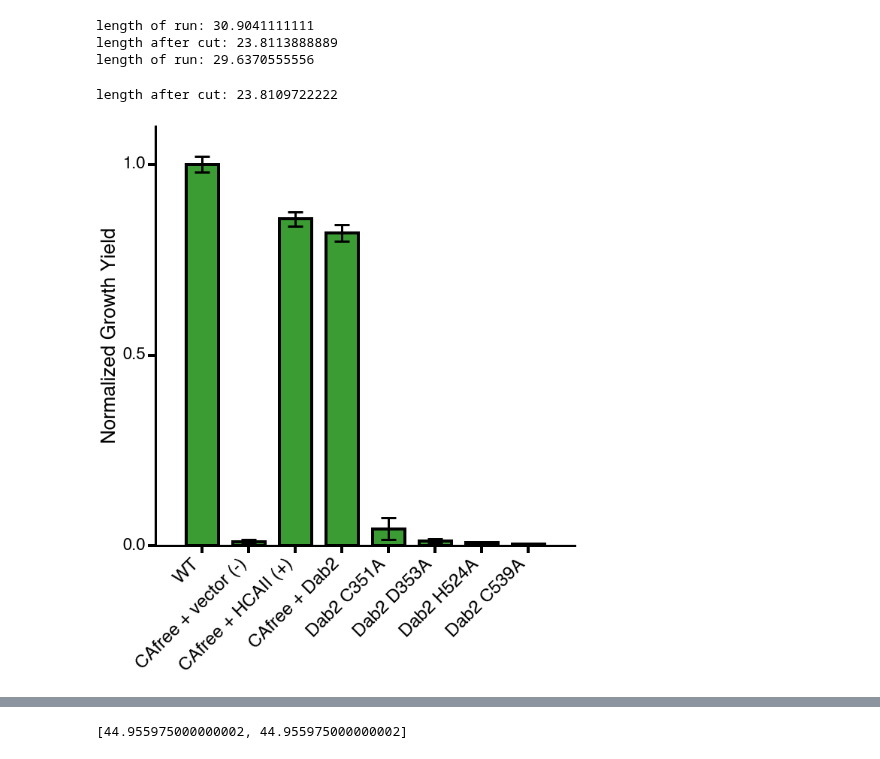
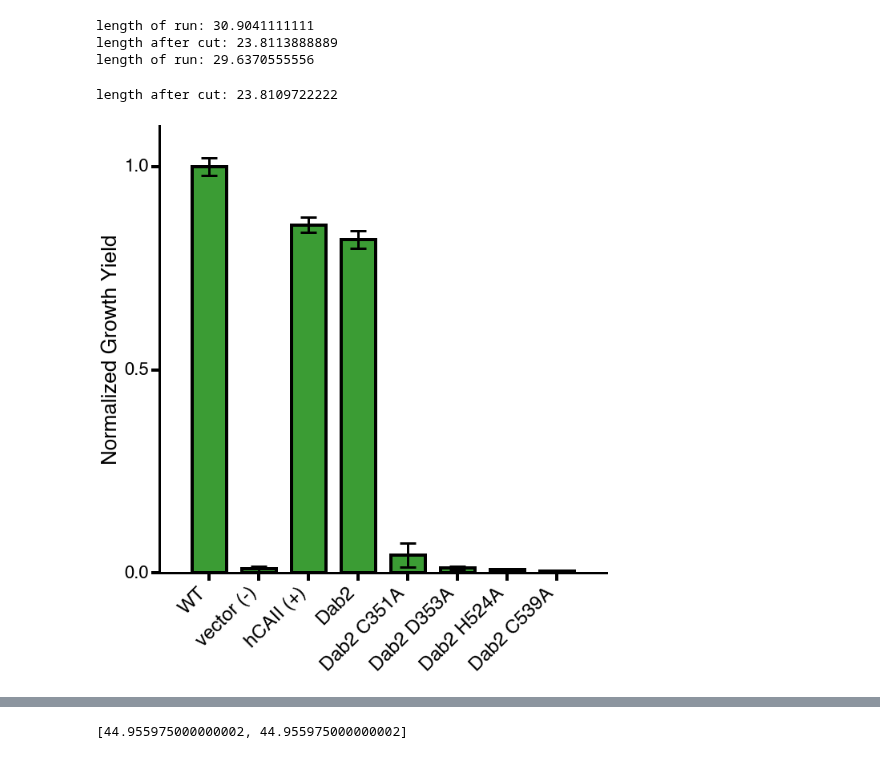
Before and after one commit to jackdesmarais/DabTransporterPaper, a Jupyter notebook: scripts/figure 4 DabA2 point mutants.ipynb, the cells around one changed output, grey strips where cells are left out. Cells and saved outputs as stored; diff of their text form; code cells hidden in the pictures.

```diff
--- a/scripts/figure 4 DabA2 point mutants.ipynb
+++ b/scripts/figure 4 DabA2 point mutants.ipynb
@@ -63,9 +63,9 @@ normalized_mean_yld2,normalized_std_yld2=prepAndNormalize(ps2,timecourse2,24)
 #     print(data)
 to_plot = [
     ('bw+pFE-sfGFP', 'WT'),
-    ('CAF+pFE-sfGFP', 'CAfree + vector (-)'),
-    ('CAF+pFE-HCA2', 'CAfree + HCAII (+)'),
-    ('CAF+pFE-DAB2_wt', 'CAfree + Dab2'),
+    ('CAF+pFE-sfGFP', 'vector (-)'),
+    ('CAF+pFE-HCA2', 'hCAII (+)'),
+    ('CAF+pFE-DAB2_wt', 'Dab2'),
     ('CAF+pFE-DC351', 'Dab2 C351A'),
     ('CAF+pFE-DD353', 'Dab2 D353A'),
     ('CAF+pFE-DAB2+dHis1', 'Dab2 H524A'),
@@ -92,34 +92,34 @@ stds = [normalized_std_yld.loc[t[0]][0] for t in to_plot]
 xs = np.arange(len(ylds))
 plt.bar(xs, ylds, yerr=stds, color=pCol, align='center', ecolor='k', width=0.7, edgecolor='k',
         linewidth=4, capsize=10, error_kw={'capsize': 10, 'capthick': 3, 'elinewidth': 3})
 
 plt.ylabel('Normalized Growth Yield', fontsize=26)
 
 plt.xticks(xs, labels, rotation=45, fontsize=24, ha='right')
 plt.tick_params(axis='both', direction='out', bottom='on', left='on', top='off', right='off',
                 length=10, width=4)
 plt.yticks([0, 0.5, 1.0], fontsize=22)
 plt.ylim(0.0, 1.1)
     # Hide the right and top spines
 ax.spines['right'].set_visible(False)
 ax.spines['top'].set_visible(False)
 
 # Only show ticks on the left and bottom spines
 ax.yaxis.set_ticks_position('left')
 ax.xaxis.set_ticks_position('bottom')
 
 #     change axis weight
 ax.spines['left'].set_linewidth(3)
 ax.spines['bottom'].set_linewidth(3)
 
 plt.savefig('fig4/fig4A.eps',format='eps',bbox_inches='tight')
 plt.show()
 # %% [output]
 length of run: 30.9041111111
 length after cut: 23.8113888889
 length of run: 29.6370555556
 length after cut: 23.8109722222
-[figure, old version]
+[figure, new version]
 # %%
 def getExcitationScan(filename):
     import numpy as np
```
Also changed, not shown: parts of 2 cells of this notebook, 20 other files.
